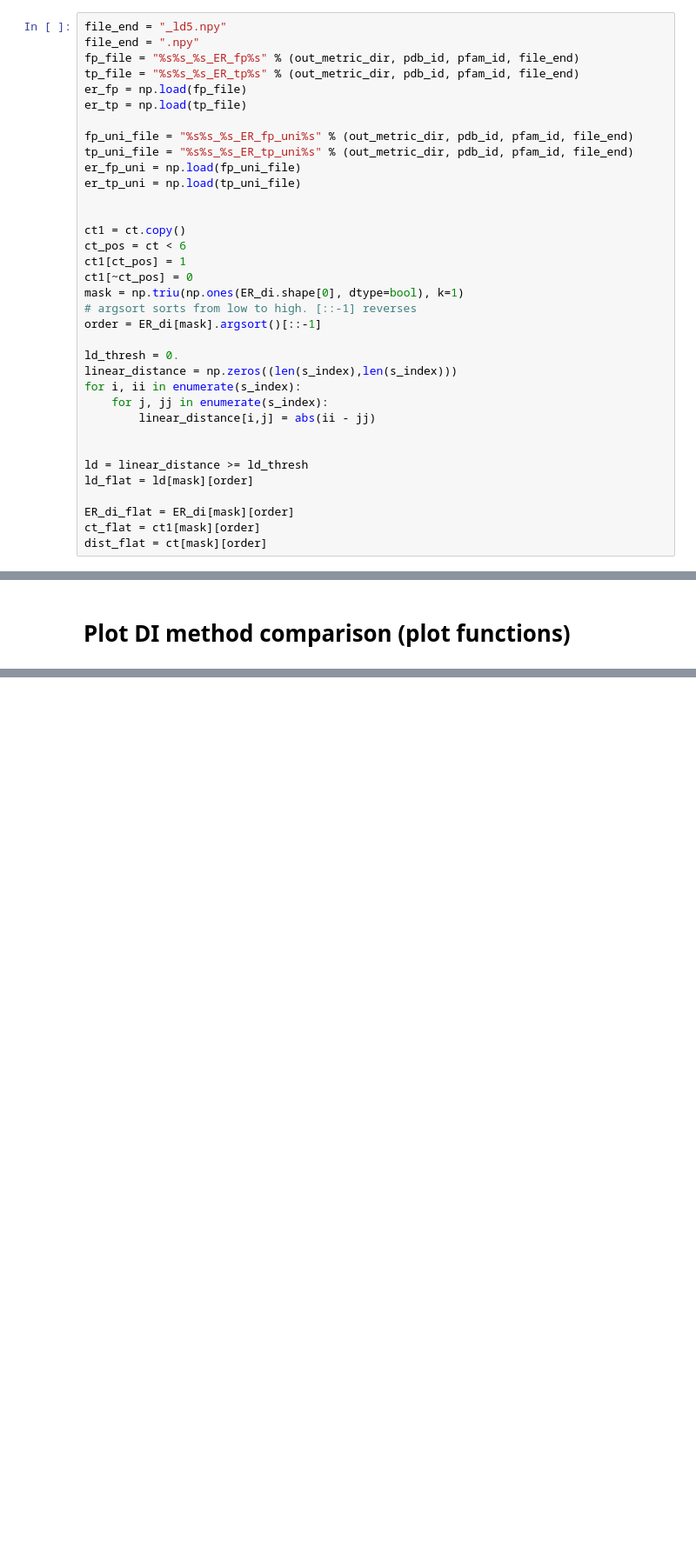
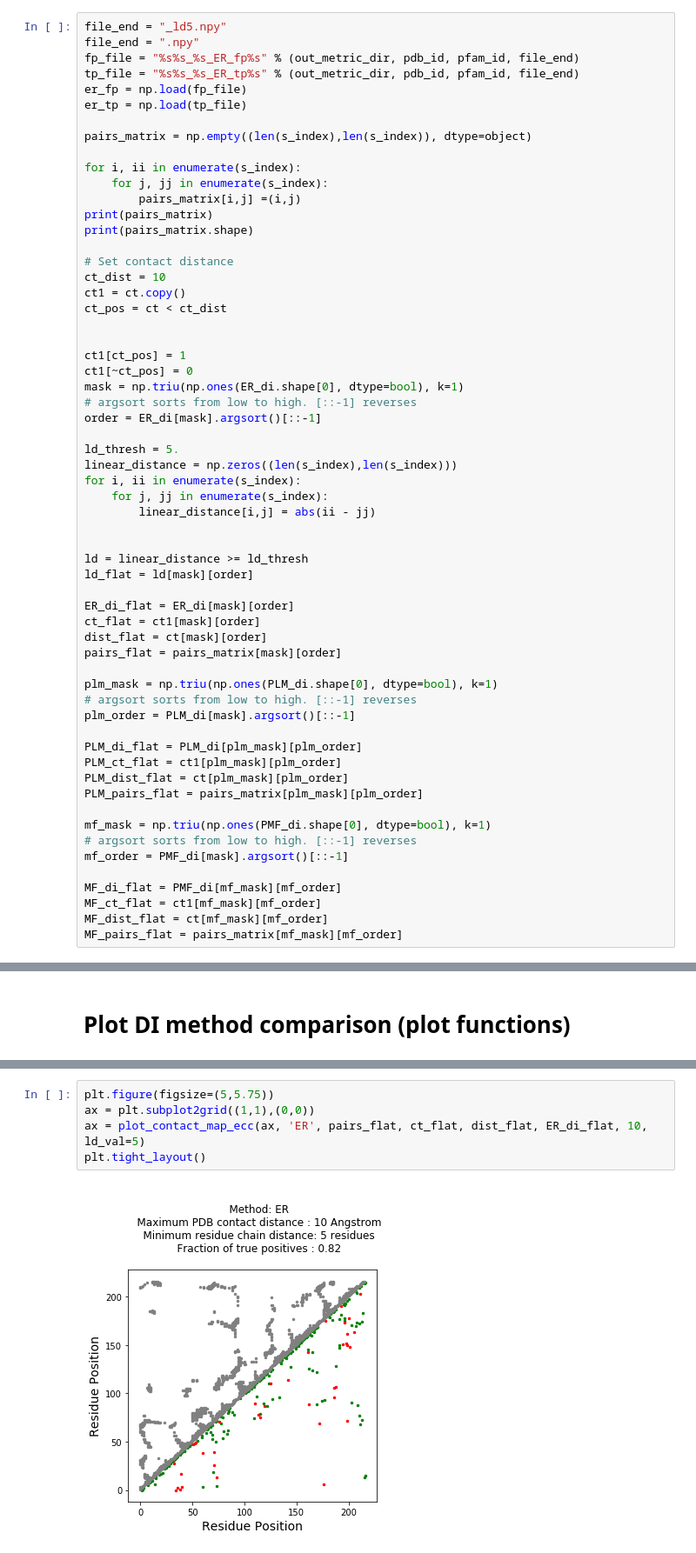
Before and after one commit to evancresswell/DCA_ER, a Jupyter notebook: individual_method_comparison_plots.ipynb, the cells around one changed output, grey strips where cells are left out. Shown at 87% size. Saved outputs shown, nothing was run; the diff lists cells and outputs as text; blank space fills up the shorter version.

Commit message:
fixed pydca contact and tp-rate plots in single_protein_plot_pydca.py and individual_method_comparison_plots.ipynb

```diff
--- a/individual_method_comparison_plots.ipynb
+++ b/individual_method_comparison_plots.ipynb
@@ -128,21 +164,27 @@ tp_file = "%s%s_%s_ER_tp%s" % (out_metric_dir, pdb_id, pfam_id, file_end)
 er_fp = np.load(fp_file)
 er_tp = np.load(tp_file)
 
-fp_uni_file = "%s%s_%s_ER_fp_uni%s" % (out_metric_dir, pdb_id, pfam_id, file_end)
-tp_uni_file = "%s%s_%s_ER_tp_uni%s" % (out_metric_dir, pdb_id, pfam_id, file_end)
-er_fp_uni = np.load(fp_uni_file)
-er_tp_uni = np.load(tp_uni_file)
+pairs_matrix = np.empty((len(s_index),len(s_index)), dtype=object)
+
+for i, ii in enumerate(s_index):
+    for j, jj in enumerate(s_index):
+        pairs_matrix[i,j] =(i,j)
+print(pairs_matrix)
+print(pairs_matrix.shape)
+
+# Set contact distance
+ct_dist = 10
+ct1 = ct.copy()
+ct_pos = ct < ct_dist
 
 
-ct1 = ct.copy()
-ct_pos = ct < 6
 ct1[ct_pos] = 1
 ct1[~ct_pos] = 0
 mask = np.triu(np.ones(ER_di.shape[0], dtype=bool), k=1)
 # argsort sorts from low to high. [::-1] reverses
 order = ER_di[mask].argsort()[::-1]
 
-ld_thresh = 0.
+ld_thresh = 5.
 linear_distance = np.zeros((len(s_index),len(s_index)))
 for i, ii in enumerate(s_index):
     for j, jj in enumerate(s_index):
@@ -155,3 +197,22 @@ ld_flat = ld[mask][order]
 ER_di_flat = ER_di[mask][order]
 ct_flat = ct1[mask][order]
 dist_flat = ct[mask][order]
+pairs_flat = pairs_matrix[mask][order]
+
+plm_mask = np.triu(np.ones(PLM_di.shape[0], dtype=bool), k=1)
+# argsort sorts from low to high. [::-1] reverses
+plm_order = PLM_di[mask].argsort()[::-1]
+
+PLM_di_flat = PLM_di[plm_mask][plm_order]
+PLM_ct_flat = ct1[plm_mask][plm_order]
+PLM_dist_flat = ct[plm_mask][plm_order]
+PLM_pairs_flat = pairs_matrix[plm_mask][plm_order]
+
+mf_mask = np.triu(np.ones(PMF_di.shape[0], dtype=bool), k=1)
+# argsort sorts from low to high. [::-1] reverses
+mf_order = PMF_di[mask].argsort()[::-1]
+
+MF_di_flat = PMF_di[mf_mask][mf_order]
+MF_ct_flat = ct1[mf_mask][mf_order]
+MF_dist_flat = ct[mf_mask][mf_order]
+MF_pairs_flat = pairs_matrix[mf_mask][mf_order]
@@ -270,0 +407,7 @@ plt.show()
+# %%
+plt.figure(figsize=(5,5.75))
+ax = plt.subplot2grid((1,1),(0,0))
+ax = plot_contact_map_ecc(ax, 'ER', pairs_flat, ct_flat, dist_flat, ER_di_flat, 10, ld_val=5)
+plt.tight_layout()
+# %% [output]
+[figure, added]
```
Also changed, not shown: parts of 14 cells of this notebook, 3 other files.
